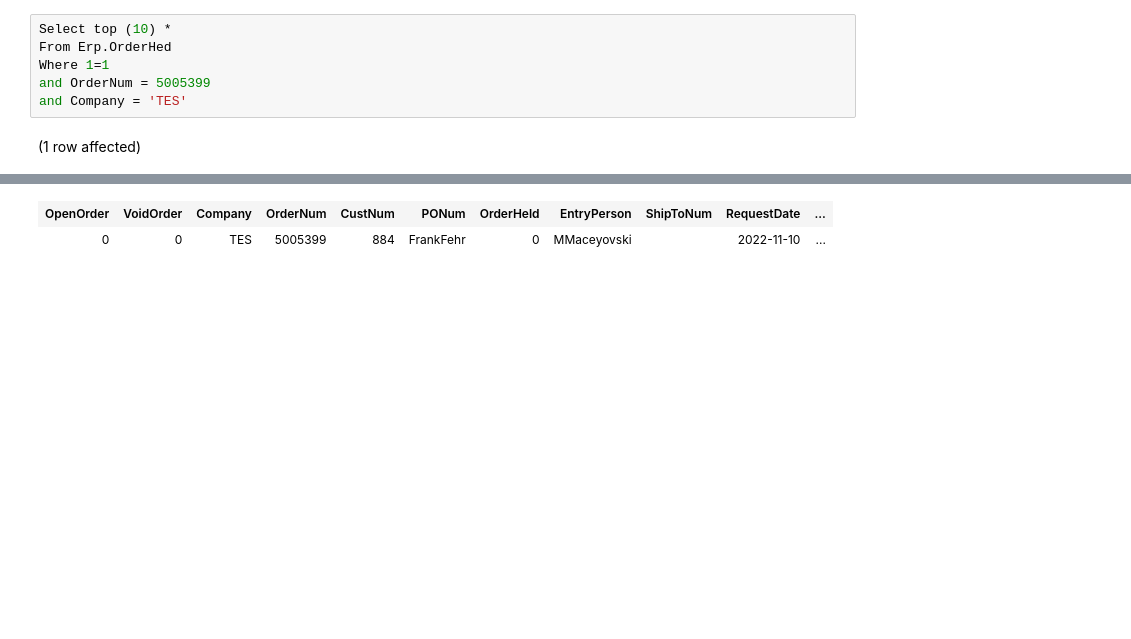
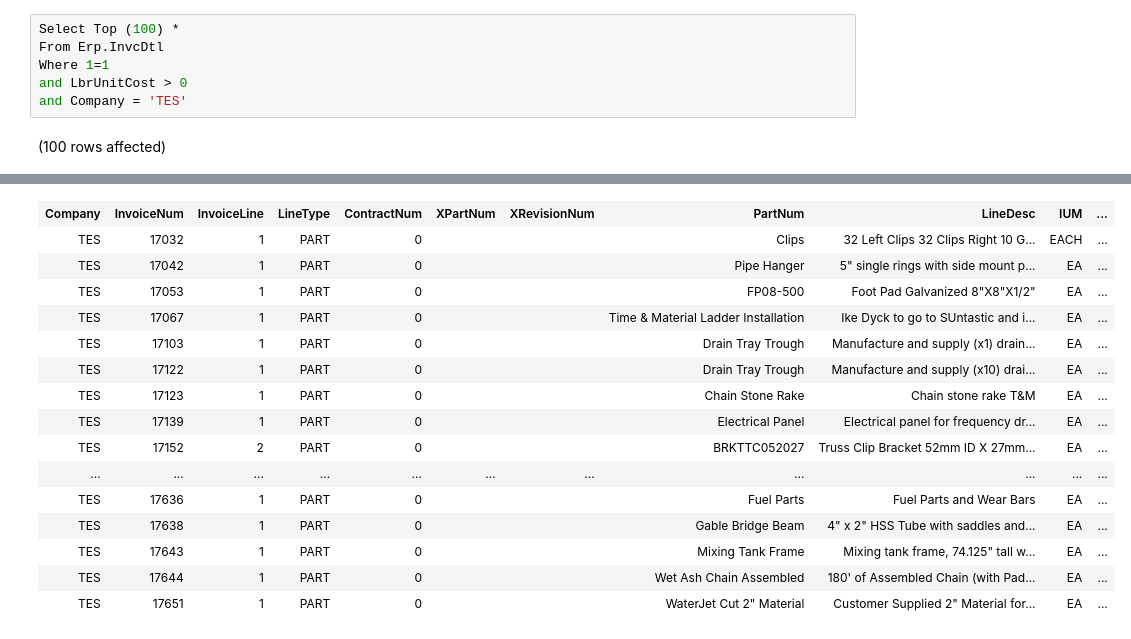
Before and after one commit to mdelisio/SQL-Scripts, a Jupyter notebook: Tickets/1736 - P&M Orders/Notebook to outline Queries.ipynb, the cells around one changed output, grey strips where cells are left out. Saved outputs shown, nothing was run; the diff lists cells and outputs as text; blank space fills up the shorter version.

```diff
--- a/Tickets/1736 - P&M Orders/Notebook to outline Queries.ipynb
+++ b/Tickets/1736 - P&M Orders/Notebook to outline Queries.ipynb
@@ -55,8 +115,8 @@ and Company = 'TES'
 # %%
-Select top (10) *
-From Erp.OrderHed
+Select Top (100) *
+From Erp.InvcDtl
 Where 1=1
-and OrderNum = 5005399
+and LbrUnitCost > 0
 and Company = 'TES'
 # %% [output]
-(1 row affected)
+(100 rows affected)
@@ -64,2 +124,16 @@ Total execution time: 00:00:00.511
-| OpenOrder | VoidOrder | Company | OrderNum | CustNum | PONum | OrderHeld | EntryPerson | ShipToNum | RequestDate | ... |
-| 0 | 0 | TES | 5005399 | 884 | FrankFehr | 0 | MMaceyovski |  | 2022-11-10 | ... |
+| Company | InvoiceNum | InvoiceLine | LineType | ContractNum | XPartNum | XRevisionNum | PartNum | LineDesc | IUM | ... |
+| TES | 17032 | 1 | PART | 0 |  |  | Clips | 32 Left Clips 32 Clips Right 10 G... | EACH | ... |
+| TES | 17042 | 1 | PART | 0 |  |  | Pipe Hanger | 5" single rings with side mount p... | EA | ... |
+| TES | 17053 | 1 | PART | 0 |  |  | FP08-500 | Foot Pad Galvanized 8"X8"X1/2" | EA | ... |
+| TES | 17067 | 1 | PART | 0 |  |  | Time & Material Ladder Installation | Ike Dyck to go to SUntastic and i... | EA | ... |
+| TES | 17103 | 1 | PART | 0 |  |  | Drain Tray Trough | Manufacture and supply (x1) drain... | EA | ... |
+| TES | 17122 | 1 | PART | 0 |  |  | Drain Tray Trough | Manufacture and supply (x10) drai... | EA | ... |
+| TES | 17123 | 1 | PART | 0 |  |  | Chain Stone Rake | Chain stone rake T&M | EA | ... |
+| TES | 17139 | 1 | PART | 0 |  |  | Electrical Panel | Electrical panel for frequency dr... | EA | ... |
+| TES | 17152 | 2 | PART | 0 |  |  | BRKTTC052027 | Truss Clip Bracket 52mm ID X 27mm... | EA | ... |
+| ... | ... | ... | ... | ... | ... | ... | ... | ... | ... | ... |
+| TES | 17636 | 1 | PART | 0 |  |  | Fuel Parts | Fuel Parts and Wear Bars | EA | ... |
+| TES | 17638 | 1 | PART | 0 |  |  | Gable Bridge Beam | 4" x 2" HSS Tube with saddles and... | EA | ... |
+| TES | 17643 | 1 | PART | 0 |  |  | Mixing Tank Frame | Mixing tank frame, 74.125" tall w... | EA | ... |
+| TES | 17644 | 1 | PART | 0 |  |  | Wet Ash Chain Assembled | 180' of Assembled Chain (with Pad... | EA | ... |
+| TES | 17651 | 1 | PART | 0 |  |  | WaterJet Cut 2" Material | Customer Supplied 2" Material for... | EA | ... |
```
Also changed, not shown: parts of 12 cells of this notebook, 7 other files.
